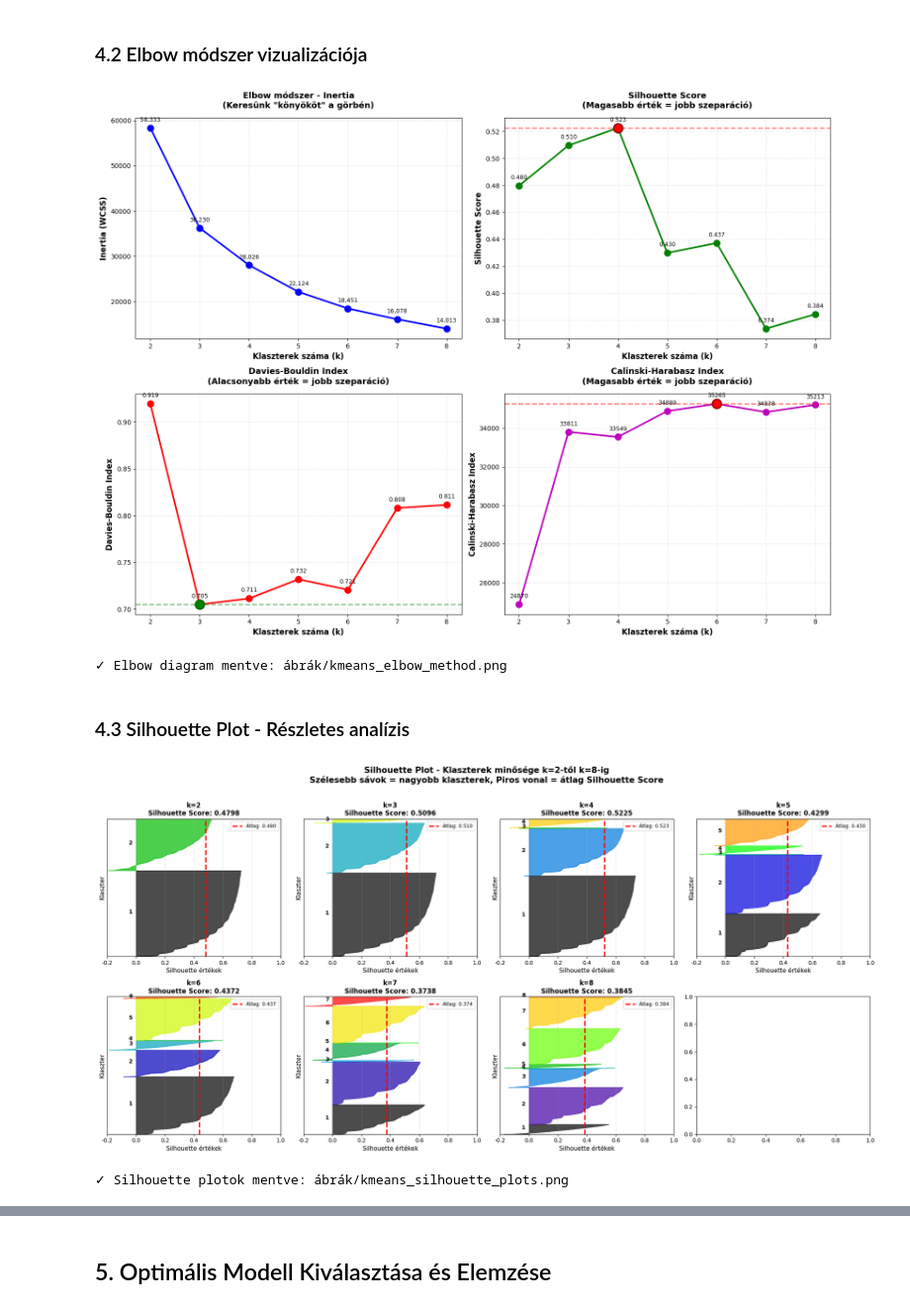
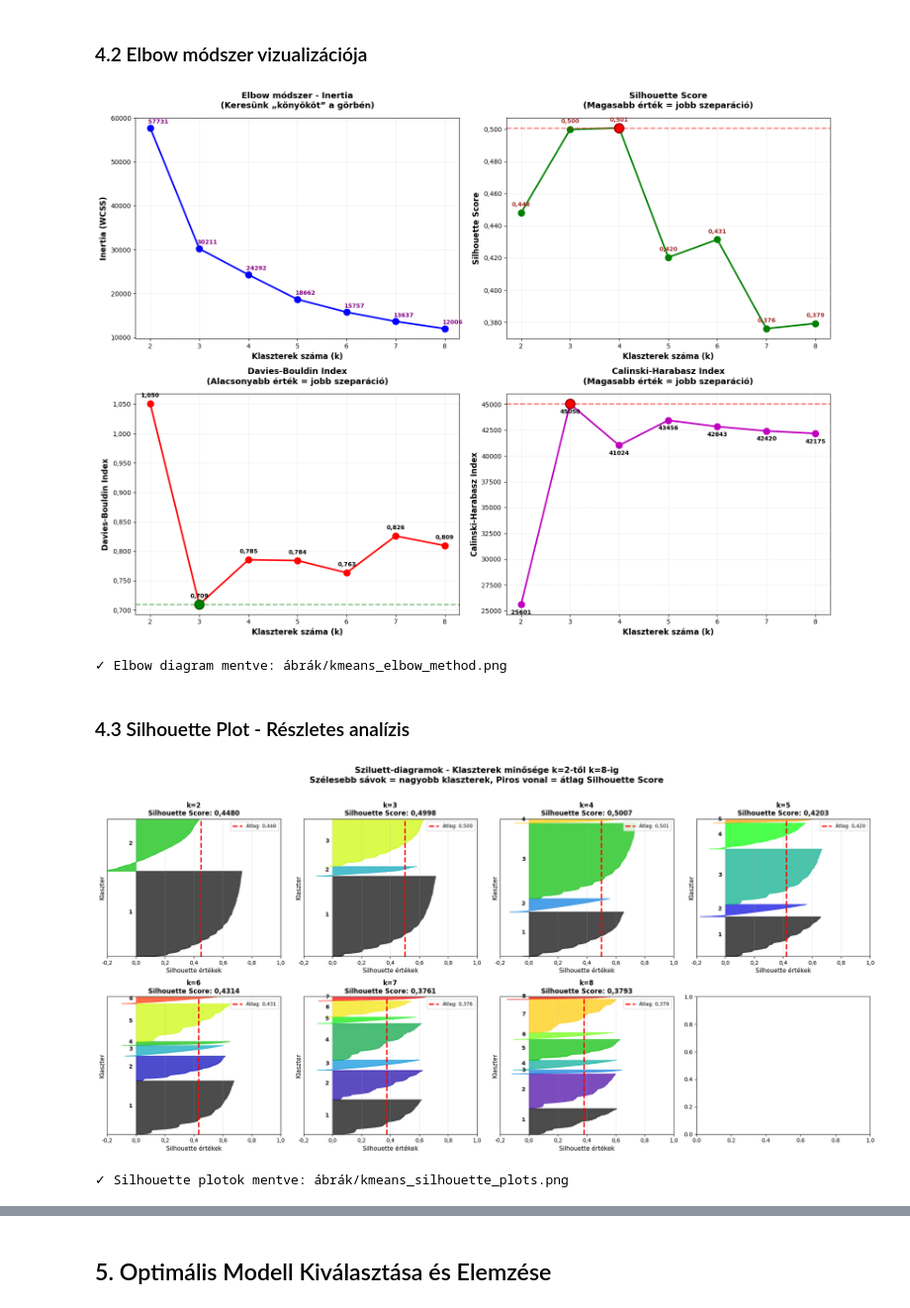
Before and after one commit to timbalv/bank_segmentation_ml, a Jupyter notebook: kmeans-v1.ipynb, the cells around one changed output, grey strips where cells are left out. Shown at 99% size. Saved outputs shown, nothing was run; the diff lists cells and outputs as text; code cells hidden in the pictures.

```diff
--- a/kmeans-v1.ipynb
+++ b/kmeans-v1.ipynb
@@ -70,8 +70,15 @@ max       95.000000  102127.000000
 # %% [markdown]
 ## 3. Feature Selection és Standardizálás
 # %%
+# Winsorization (1-99 percentilis)
+print("="*70)
+print("WINSORIZATION")
+print("="*70)
+from scipy.stats.mstats import winsorize
+df['balance_win'] = winsorize(df['balance'], limits=[0.01, 0.01])
+
 # Kiválasztott változók: AGE és BALANCE
-features = ['age', 'balance']
+features = ['age', 'balance_win']
 
 # Feature mátrix előkészítése
 X = df[features].copy()
@@ -221,20 +228,30 @@ Legmagasabb Calinski-Harabasz:     k=6 (érték: 35265.24)
 # %% [markdown]
 ### 4.2 Elbow módszer vizualizációja
 # %%
+from matplotlib.ticker import FuncFormatter
+
+def format_with_comma_3(x, pos):
+    return f'{x:.3f}'.replace('.', ',')
+
+def format_with_comma_1(x, pos):
+    return f'{x:.1f}'.replace('.', ',')
+
 # Elbow módszer - 4 metrika vizualizációja
 fig, axes = plt.subplots(2, 2, figsize=(16, 12))
+axes[0, 1].yaxis.set_major_formatter(FuncFormatter(format_with_comma))
+axes[1, 0].yaxis.set_major_formatter(FuncFormatter(format_with_comma))
 
 # 1. Inertia (Within-Cluster Sum of Squares) - ELBOW MÓDSZER
 axes[0, 0].plot(k_range, inertias, 'bo-', linewidth=2.5, markersize=10)
 axes[0, 0].set_xlabel('Klaszterek száma (k)', fontsize=12, fontweight='bold')
 axes[0, 0].set_ylabel('Inertia (WCSS)', fontsize=12, fontweight='bold')
-axes[0, 0].set_title('Elbow módszer - Inertia\n(Keresünk "könyököt" a görbén)',
+axes[0, 0].set_title('Elbow módszer - Inertia\n(Keresünk „könyököt” a görbén)',
                      fontsize=13, fontweight='bold', pad=15)
 axes[0, 0].grid(True, alpha=0.3, linestyle='--')
 axes[0, 0].set_xticks(k_range)
 for i, (k, inertia) in enumerate(zip(k_range, inertias)):
-    axes[0, 0].annotate(f'{inertia:,.0f}', (k, inertia),
-                       textcoords="offset points", xytext=(0,10), ha='center', fontsize=9)
+    axes[0, 0].annotate(f'{inertia:.0f}'.replace('.', ''), (k, inertia),
+                       textcoords="offset points", xytext=(12,7), ha='center', fontsize=9, fontweight='bold', color='purple')
 
 # 2. Silhouette Score (magasabb = jobb)
 axes[0, 1].plot(k_range, silhouette_scores, 'go-', linewidth=2.5, markersize=10)
@@ -250,8 +267,8 @@ axes[0, 1].axhline(y=best_silhouette_val, color='r', linestyle='--', alpha=0.5,
 axes[0, 1].scatter([best_silhouette_k], [best_silhouette_val], color='red', s=200, zorder=5,
                   edgecolors='darkred', linewidths=2)
 for i, (k, score) in enumerate(zip(k_range, silhouette_scores)):
-    axes[0, 1].annotate(f'{score:.3f}', (k, score),
-                       textcoords="offset points", xytext=(0,10), ha='center', fontsize=9)
+    axes[0, 1].annotate(f'{score:.3f}'.replace('.', ','), (k, score),
+                       textcoords="offset points", xytext=(0,10), ha='center', fontsize=9, fontweight='bold', color='brown')
 
 # 3. Davies-Bouldin Index (alacsonyabb = jobb)
 axes[1, 0].plot(k_range, davies_bouldin_scores, 'ro-', linewidth=2.5, markersize=10)
@@ -267,8 +284,8 @@ axes[1, 0].axhline(y=best_db_val, color='g', linestyle='--', alpha=0.5, linewidt
 axes[1, 0].scatter([best_db_k], [best_db_val], color='green', s=200, zorder=5,
                   edgecolors='darkgreen', linewidths=2)
 for i, (k, score) in enumerate(zip(k_range, davies_bouldin_scores)):
-    axes[1, 0].annotate(f'{score:.3f}', (k, score),
-                       textcoords="offset points", xytext=(0,10), ha='center', fontsize=9)
+    axes[1, 0].annotate(f'{score:.3f}'.replace('.', ','), (k, score),
+                       textcoords="offset points", xytext=(0,10), ha='center', fontsize=9, fontweight='bold', color='black')
 
 # 4. Calinski-Harabasz Index (magasabb = jobb)
 axes[1, 1].plot(k_range, calinski_harabasz_scores, 'mo-', linewidth=2.5, markersize=10)
@@ -285,7 +302,7 @@ axes[1, 1].scatter([best_ch_k], [best_ch_val], color='red', s=200, zorder=5,
                   edgecolors='darkred', linewidths=2)
 for i, (k, score) in enumerate(zip(k_range, calinski_harabasz_scores)):
     axes[1, 1].annotate(f'{score:.0f}', (k, score),
-                       textcoords="offset points", xytext=(0,10), ha='center', fontsize=9)
+                       textcoords="offset points", xytext=(0,-15), ha='center', fontsize=9, fontweight='bold', color='black')
 
 plt.tight_layout()
 plt.savefig('ábrák/kmeans_elbow_method.png', dpi=300, bbox_inches='tight')
@@ -293,7 +310,7 @@ plt.show()
 
 print("✓ Elbow diagram mentve: ábrák/kmeans_elbow_method.png")
 # %% [output]
-[figure, old version]
+[figure, new version]
 ✓ Elbow diagram mentve: ábrák/kmeans_elbow_method.png
 # %% [markdown]
 ### 4.3 Silhouette Plot - Részletes analízis
@@ -324,35 +341,36 @@ for idx, k in enumerate(k_range):
                         0, cluster_silhouette_vals,
                         facecolor=color, edgecolor=color, alpha=0.7)
 
         # Klaszter szám jelölése
         ax.text(-0.05, y_lower + 0.5 * size_cluster_i, str(i+1),
                fontweight='bold', fontsize=10)
         y_lower = y_upper + 10
 
-    ax.set_title(f'k={k}\nSilhouette Score: {silhouette_scores[idx]:.4f}',
+    ax.set_title(f'k={k}\nSilhouette Score: {silhouette_scores[idx]:.4f}'.replace('.',','),
                 fontsize=12, fontweight='bold')
     ax.set_xlabel('Silhouette értékek', fontsize=11)
     ax.set_ylabel('Klaszter', fontsize=11)
 
     # Átlag jelölése
     ax.axvline(x=silhouette_scores[idx], color="red", linestyle="--", linewidth=2.5,
-              label=f'Átlag: {silhouette_scores[idx]:.3f}')
+              label=f'Átlag: {silhouette_scores[idx]:.3f}'.replace('.',','))
     ax.set_xlim([-0.2, 1])
+    ax.xaxis.set_major_formatter(FuncFormatter(format_with_comma_1))
     ax.set_ylim([0, len(X_scaled) + (k + 1) * 10])
     ax.set_yticks([])
     ax.grid(True, alpha=0.3, axis='x')
     ax.legend(loc='upper right', fontsize=9)
 
 # Főcím hozzáadása
-fig.suptitle('Silhouette Plot - Klaszterek minősége k=2-től k=8-ig\n' +
+fig.suptitle('Sziluett-diagramok - Klaszterek minősége k=2-től k=8-ig\n' +
              'Szélesebb sávok = nagyobb klaszterek, Piros vonal = átlag Silhouette Score',
              fontsize=15, fontweight='bold', y=0.995)
 
 plt.tight_layout(rect=[0, 0, 1, 0.98])
 plt.savefig('ábrák/kmeans_silhouette_plots.png', dpi=300, bbox_inches='tight')
 plt.show()
 
 print("✓ Silhouette plotok mentve: ábrák/kmeans_silhouette_plots.png")
 # %% [output]
-[figure, old version]
+[figure, new version]
 ✓ Silhouette plotok mentve: ábrák/kmeans_silhouette_plots.png
```
Also changed, not shown: parts of 14 cells of this notebook, 19 other files.
